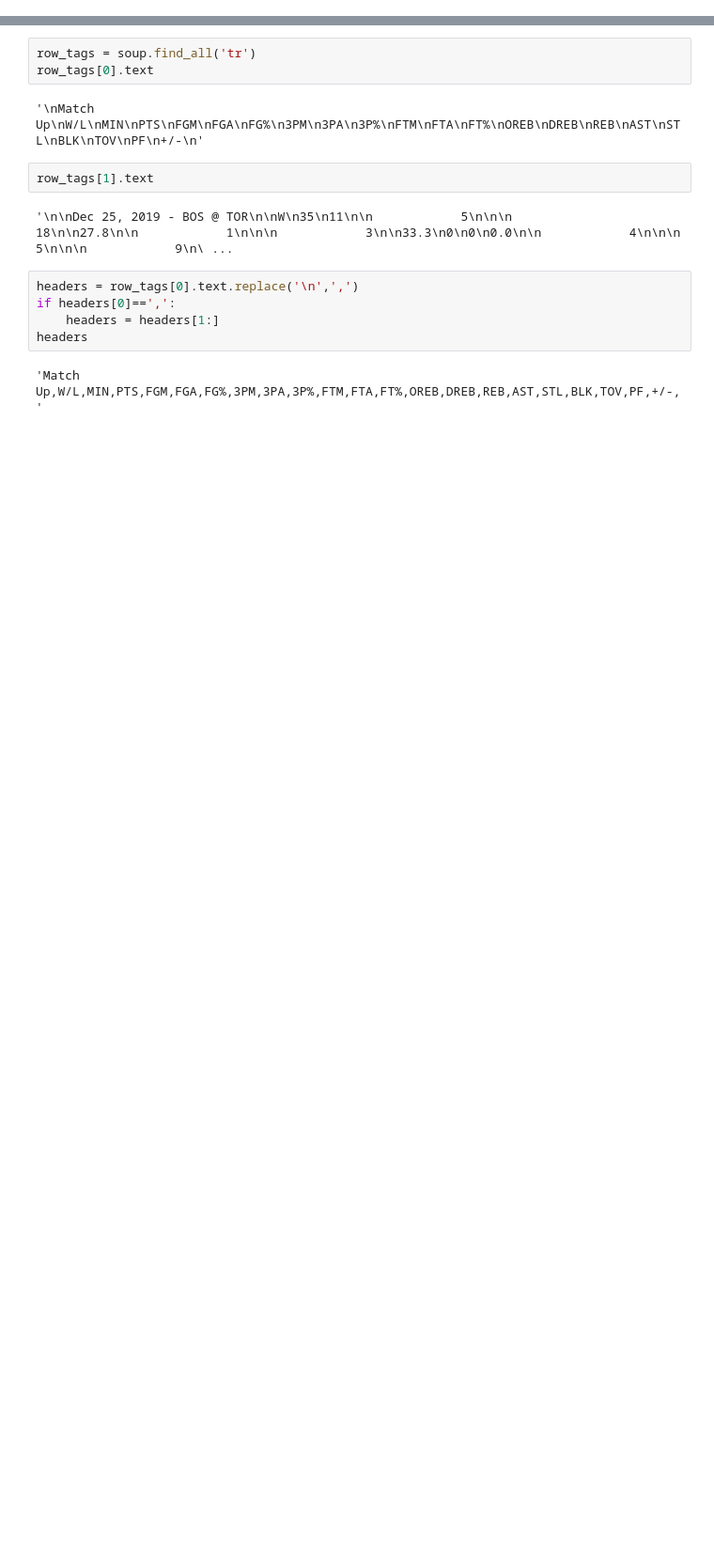
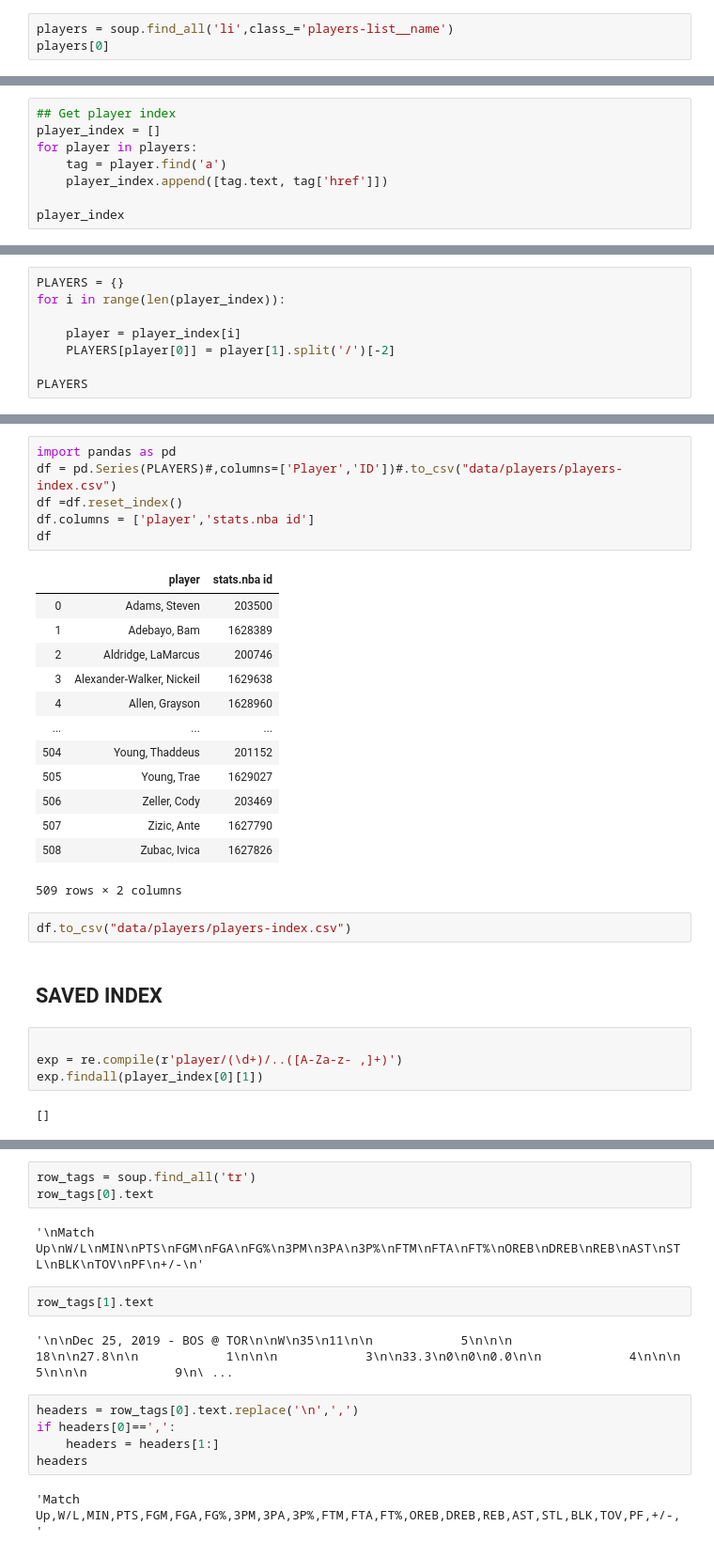
Before and after one commit to jirvingphd/nba_fantasy_fanduel, a Jupyter notebook: nba_player_modeling.ipynb, the cells around one changed output, grey strips where cells are left out. Shown at 94% size. Saved outputs shown, nothing was run; the diff lists cells and outputs as text; blank space fills up the shorter version.

Commit message:
Added player index

```diff
--- a/nba_player_modeling.ipynb
+++ b/nba_player_modeling.ipynb
@@ -22,0 +30,3 @@ len(soup.find_all('tr'))
+# %%
+players = soup.find_all('li',class_='players-list__name')
+players[0]
@@ -22,0 +35,8 @@ len(soup.find_all('tr'))
+# %%
+## Get player index
+player_index = []
+for player in players:
+    tag = player.find('a')
+    player_index.append([tag.text, tag['href']])
+
+player_index
@@ -22,0 +61,8 @@ len(soup.find_all('tr'))
+# %%
+PLAYERS = {}
+for i in range(len(player_index)):
+
+    player = player_index[i]
+    PLAYERS[player[0]] = player[1].split('/')[-2]
+
+PLAYERS
@@ -22,0 +87,30 @@ len(soup.find_all('tr'))
+# %%
+import pandas as pd
+df = pd.Series(PLAYERS)#,columns=['Player','ID'])#.to_csv("data/players/players-index.csv")
+df =df.reset_index()
+df.columns = ['player','stats.nba id']
+df
+# %% [output]
+|  | player | stats.nba id |
+| 0 | Adams, Steven | 203500 |
+| 1 | Adebayo, Bam | 1628389 |
+| 2 | Aldridge, LaMarcus | 200746 |
+| 3 | Alexander-Walker, Nickeil | 1629638 |
+| 4 | Allen, Grayson | 1628960 |
+| ... | ... | ... |
+| 504 | Young, Thaddeus | 201152 |
+| 505 | Young, Trae | 1629027 |
+| 506 | Zeller, Cody | 203469 |
+| 507 | Zizic, Ante | 1627790 |
+| 508 | Zubac, Ivica | 1627826 |
+509 rows × 2 columns
+# %%
+df.to_csv("data/players/players-index.csv")
+# %% [markdown]
+## SAVED INDEX
+# %%
+
+exp = re.compile(r'player/(\d+)/..([A-Za-z- ,]+)')
+exp.findall(player_index[0][1])
+# %% [output]
+[]
```
Also changed, not shown: parts of 9 cells of this notebook, 1 other file.
